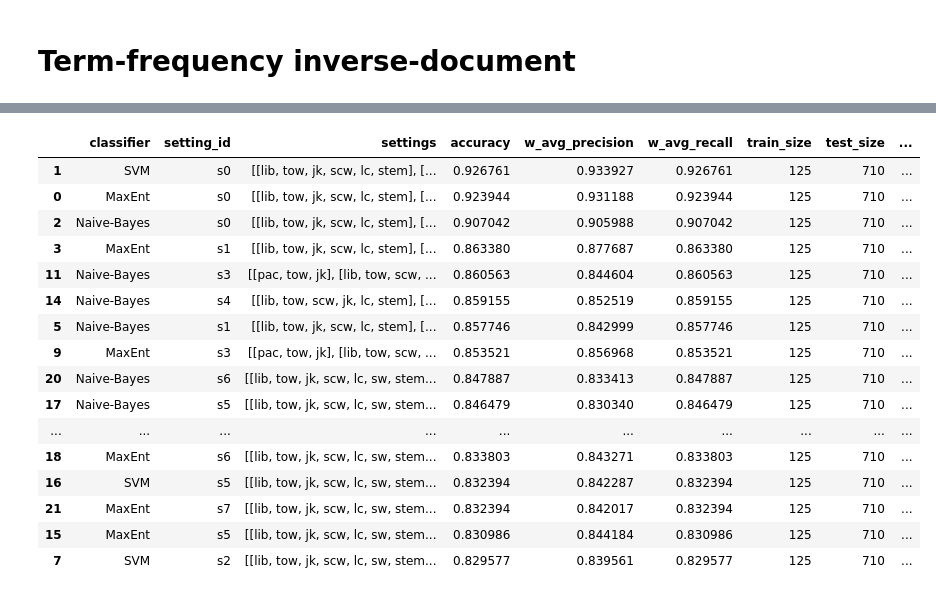
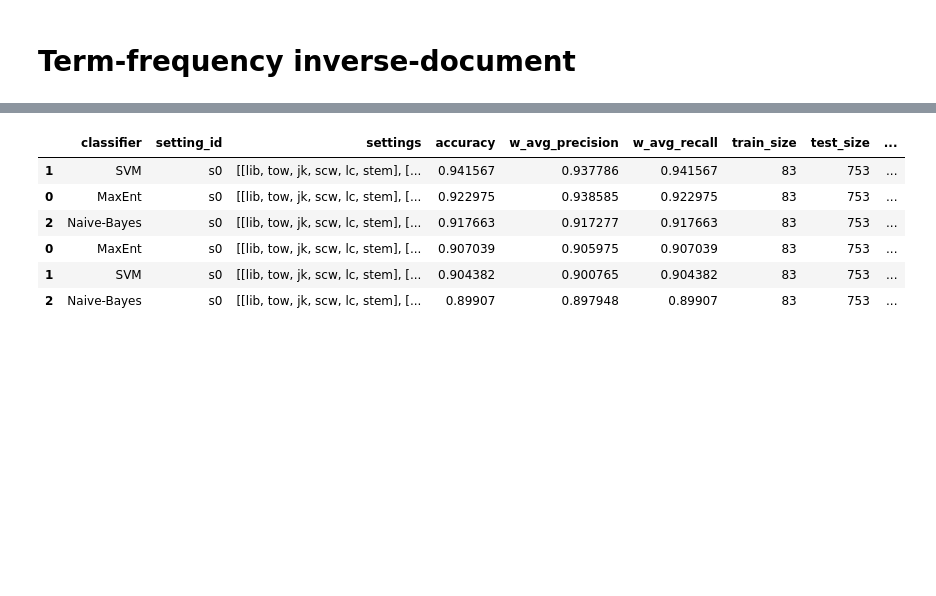
Before and after one commit to alexanderflorean/BSc-JavSoCoClassifier, a Jupyter notebook: jupyter/13_jabref_BoW_vs_tf-idf.ipynb, the cells around one changed output, grey strips where cells are left out. Drawn from its saved outputs; the diff is of its cells as text; code cells hidden in the pictures; blank space fills up the shorter version.

```diff
--- a/jupyter/13_jabref_BoW_vs_tf-idf.ipynb
+++ b/jupyter/13_jabref_BoW_vs_tf-idf.ipynb
@@ -68,7 +76,7 @@ df_columns = [
     'report_table'
 ]
 main_table = pd.DataFrame(columns=df_columns)
-test_size=0.85
+test_size=0.9
 fold_quantity = 10
 
 for setting_id, setting in preprocess_settings.items():
@@ -95,5 +103,5 @@ for setting_id, setting in preprocess_settings.items():
 
     row = Utils.make_dataframe_row(metrics_naive, setting, setting_id)
     main_table = main_table.append(row, ignore_index=True)
-
+    break
 main_table.to_csv(table_file, index=False)
@@ -100,3 +116,5 @@ main_table.to_csv(table_file, index=False)
 # %%
 main_table.sort_values(by='accuracy',ascending=[False])
+comp_table = main_table.sort_values(by='accuracy',ascending=[False])
+comp_table['Feature Representation']='Bag of words'
 # %% [output]
@@ -132,7 +134,7 @@ df_columns = [
     'report_table'
 ]
 main_table = pd.DataFrame(columns=df_columns)
-test_size=0.85
+test_size=0.9
 fold_quantity = 10
 
 for setting_id, setting in preprocess_settings.items():
@@ -159,5 +161,5 @@ for setting_id, setting in preprocess_settings.items():
 
     row = Utils.make_dataframe_row(metrics_naive, setting, setting_id)
     main_table = main_table.append(row, ignore_index=True)
-
+    break
 main_table.to_csv(table_file, index=False)
@@ -164,3 +184,5 @@ main_table.to_csv(table_file, index=False)
 # %%
-main_table.sort_values(by='accuracy',ascending=[False])
+tmp = main_table.sort_values(by='accuracy',ascending=[False])
+tmp['Feature Representation']='Tf-idf'
+comp_table.append(tmp)
 # %% [output]
@@ -167,17 +191,7 @@ main_table.sort_values(by='accuracy',ascending=[False])
 |  | classifier | setting_id | settings | accuracy | w_avg_precision | w_avg_recall | train_size | test_size | ... |
-| 1 | SVM | s0 | [[lib, tow, jk, scw, lc, stem], [... | 0.926761 | 0.933927 | 0.926761 | 125 | 710 | ... |
-| 0 | MaxEnt | s0 | [[lib, tow, jk, scw, lc, stem], [... | 0.923944 | 0.931188 | 0.923944 | 125 | 710 | ... |
-| 2 | Naive-Bayes | s0 | [[lib, tow, jk, scw, lc, stem], [... | 0.907042 | 0.905988 | 0.907042 | 125 | 710 | ... |
-| 3 | MaxEnt | s1 | [[lib, tow, jk, scw, lc, stem], [... | 0.863380 | 0.877687 | 0.863380 | 125 | 710 | ... |
-| 11 | Naive-Bayes | s3 | [[pac, tow, jk], [lib, tow, scw, ... | 0.860563 | 0.844604 | 0.860563 | 125 | 710 | ... |
-| 14 | Naive-Bayes | s4 | [[lib, tow, scw, jk, lc, stem], [... | 0.859155 | 0.852519 | 0.859155 | 125 | 710 | ... |
-| 5 | Naive-Bayes | s1 | [[lib, tow, jk, scw, lc, stem], [... | 0.857746 | 0.842999 | 0.857746 | 125 | 710 | ... |
-| 9 | MaxEnt | s3 | [[pac, tow, jk], [lib, tow, scw, ... | 0.853521 | 0.856968 | 0.853521 | 125 | 710 | ... |
-| 20 | Naive-Bayes | s6 | [[lib, tow, jk, scw, lc, sw, stem... | 0.847887 | 0.833413 | 0.847887 | 125 | 710 | ... |
-| 17 | Naive-Bayes | s5 | [[lib, tow, jk, scw, lc, sw, stem... | 0.846479 | 0.830340 | 0.846479 | 125 | 710 | ... |
-| ... | ... | ... | ... | ... | ... | ... | ... | ... | ... |
-| 18 | MaxEnt | s6 | [[lib, tow, jk, scw, lc, sw, stem... | 0.833803 | 0.843271 | 0.833803 | 125 | 710 | ... |
-| 16 | SVM | s5 | [[lib, tow, jk, scw, lc, sw, stem... | 0.832394 | 0.842287 | 0.832394 | 125 | 710 | ... |
-| 21 | MaxEnt | s7 | [[lib, tow, jk, scw, lc, sw, stem... | 0.832394 | 0.842017 | 0.832394 | 125 | 710 | ... |
-| 15 | MaxEnt | s5 | [[lib, tow, jk, scw, lc, sw, stem... | 0.830986 | 0.844184 | 0.830986 | 125 | 710 | ... |
-| 7 | SVM | s2 | [[lib, tow, jk, scw, lc, sw, stem... | 0.829577 | 0.839561 | 0.829577 | 125 | 710 | ... |
+| 1 | SVM | s0 | [[lib, tow, jk, scw, lc, stem], [... | 0.941567 | 0.937786 | 0.941567 | 83 | 753 | ... |
+| 0 | MaxEnt | s0 | [[lib, tow, jk, scw, lc, stem], [... | 0.922975 | 0.938585 | 0.922975 | 83 | 753 | ... |
+| 2 | Naive-Bayes | s0 | [[lib, tow, jk, scw, lc, stem], [... | 0.917663 | 0.917277 | 0.917663 | 83 | 753 | ... |
+| 0 | MaxEnt | s0 | [[lib, tow, jk, scw, lc, stem], [... | 0.907039 | 0.905975 | 0.907039 | 83 | 753 | ... |
+| 1 | SVM | s0 | [[lib, tow, jk, scw, lc, stem], [... | 0.904382 | 0.900765 | 0.904382 | 83 | 753 | ... |
+| 2 | Naive-Bayes | s0 | [[lib, tow, jk, scw, lc, stem], [... | 0.89907 | 0.897948 | 0.89907 | 83 | 753 | ... |
```
Also changed, not shown: parts of 7 cells of this notebook, 8 other files.
